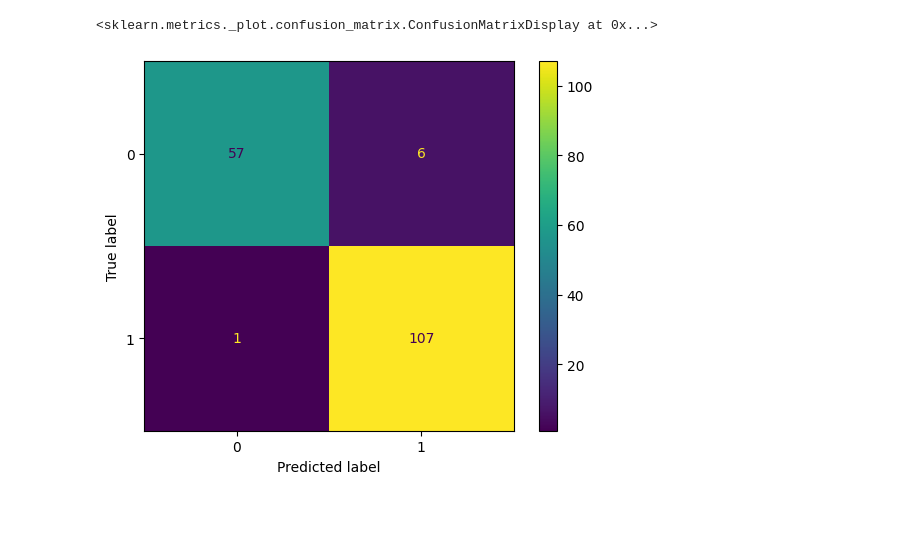
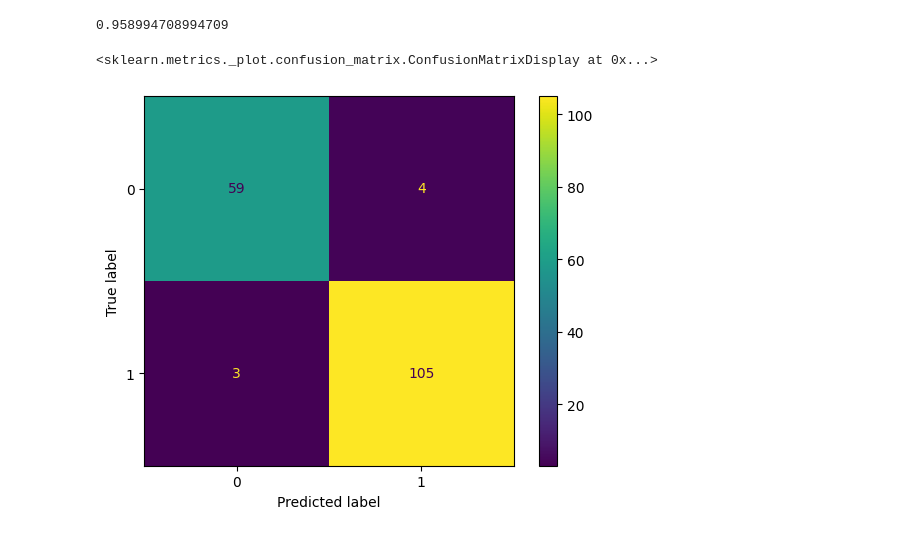
Before and after one commit to istiophorus/Python, a Jupyter notebook: breast-cancer.ipynb, the cells around one changed output. Saved outputs shown, nothing was run; the diff lists cells and outputs as text; code cells hidden in the pictures.

```diff
--- a/breast-cancer.ipynb
+++ b/breast-cancer.ipynb
@@ -56,10 +72,25 @@ res[1]
 # %%
-def train_test_model_with_GSCV(model, X, y, param_grid):
+def train_test_model_with_GSCV(model, X, y, param_grid, use_scaler):
     X_train, X_test, y_train, y_test = train_test_split(X, y, test_size = 0.3, random_state=42)
+
+    if use_scaler:
+        scaler = StandardScaler()
+        scaler.fit(X_train)
+
+        X_scaled = scaler.transform(X_train)
+        X_train_input = X_scaled
+
+        X_test_input = scaler.transform(X_test)
+    else:
+        X_train_input = X_train
+        X_test_input = X_test
+
     model_gscv = GridSearchCV(estimator = model, param_grid = param_grid, cv = 5)
-    model_gscv.fit(X_train, y_train)
+    model_gscv.fit(X_train_input, y_train)
     best_model = model_gscv.best_estimator_
-    y_predict = best_model.predict(X_test)
+
+    y_predict = best_model.predict(X_test_input)
+
     cm = confusion_matrix(y_test, y_predict, labels = best_model.classes_)
     auc_score = roc_auc_score(y_test, y_predict)
     cmd = ConfusionMatrixDisplay(confusion_matrix = cm, display_labels = best_model.classes_)
@@ -87,8 +114,12 @@ res[1]
+# %%
+rfc_res[1]
+# %% [output]
+0.958994708994709
 # %%
 param_grid={'n_neighbors': [2, 3, 5, 7, 11, 13, 17]}
-res = train_test_model_with_GSCV(KNeighborsClassifier(), X, y, param_grid)
+knc_res = train_test_model_with_GSCV(KNeighborsClassifier(), X, y, param_grid, True)
 # %%
-res[2].plot()
+knc_res[2].plot()
 # %% [output]
 <sklearn.metrics._plot.confusion_matrix.ConfusionMatrixDisplay at 0x...>
-[figure, old version]
+[figure, new version]
```
Also changed, not shown: parts of 23 cells of this notebook.
